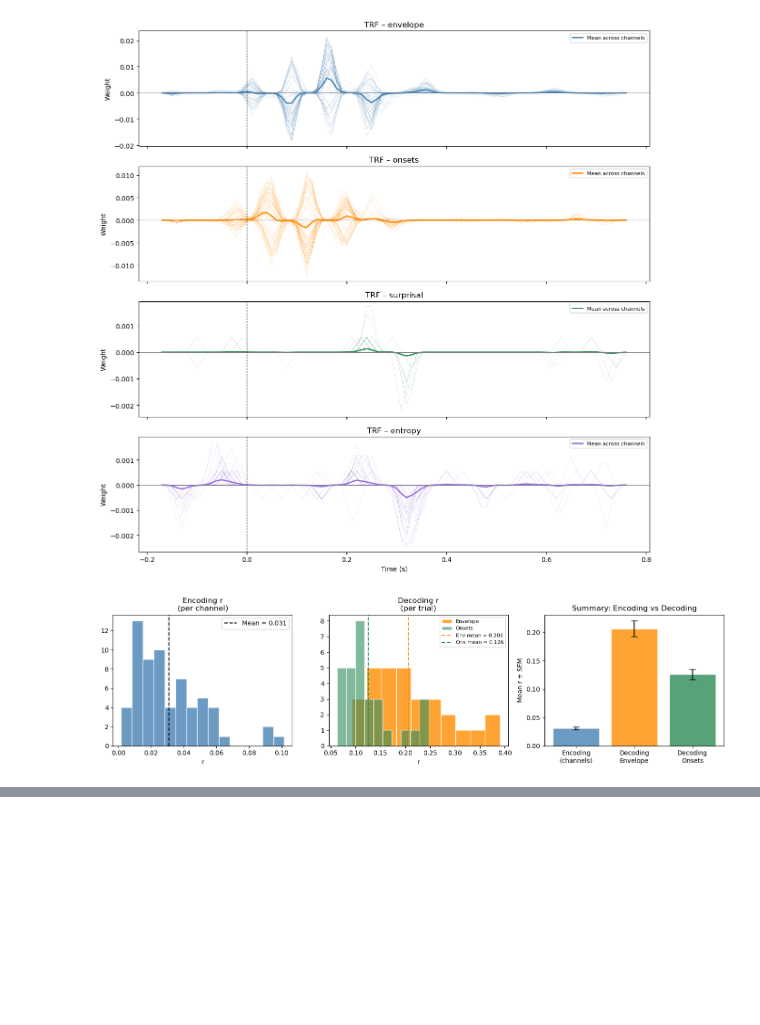
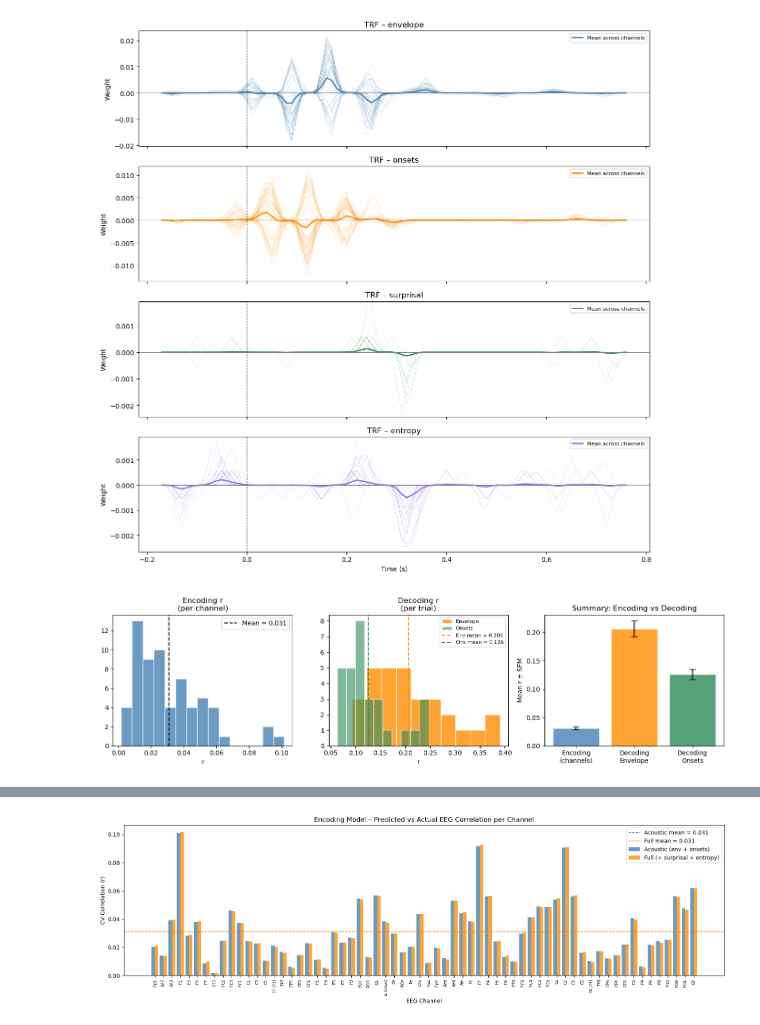
Before and after one commit to pereiraa10/musical-surprisal, a Jupyter notebook: TRF/avg_trf.ipynb, the cells around one changed output, grey strips where cells are left out. Cells and saved outputs as stored; diff of their text form; code cells hidden in the pictures; blank space fills up the shorter version.

Commit message:
updated analysis on TRF Encoding using Surprisal and Entropy values

```diff
--- a/TRF/avg_trf.ipynb
+++ b/TRF/avg_trf.ipynb
@@ -537,0 +538,95 @@ Encoding CV r_rank | mean = 0.094, std = 0.038
+# %%
+import eelbrain
+import numpy as np
+import matplotlib.pyplot as plt
+
+# ── 1. Load both pickle files ─────────────────────────────────────────────────
+data_acoustic = eelbrain.load.unpickle("pickles/Sub19_['envelope']_all_data.pkl")
+data_full     = eelbrain.load.unpickle("pickles/Sub19_['envelope', 'onsets', 'surprisal', 'entropy']_all_data.pkl")
+
+trf_cv_acoustic = data_acoustic['trf_cv']
+trf_cv_full     = data_full['trf_cv']
+
+# ── 2. Extract encoding r per channel from trf_cv ────────────────────────────
+# trf_cv.r is the cross-validated correlation between predicted and actual EEG
+# This IS the encoding correlation — no additional computation needed
+r_acoustic = trf_cv_acoustic.r.get_data('sensor')  # shape: (n_channels,)
+r_full     = trf_cv_full.r.get_data('sensor')
+
+channel_names = trf_cv_acoustic.r.sensor.names
+
+print(f"Acoustic model | mean r = {r_acoustic.mean():.3f}, std = {r_acoustic.std():.3f}")
+print(f"Full model     | mean r = {r_full.mean():.3f},     std = {r_full.std():.3f}")
+print(f"Mean improvement (full - acoustic): {(r_full - r_acoustic).mean():.3f}")
+
+# ── 3. Figure 1 – Encoding r per channel, both models ────────────────────────
+x_pos = np.arange(len(channel_names))
+width = 0.4
+
+fig, ax = plt.subplots(figsize=(16, 5))
+ax.bar(x_pos - width/2, r_acoustic, width, color='steelblue',  alpha=0.8, label='Acoustic (env + onsets)')
+ax.bar(x_pos + width/2, r_full,     width, color='darkorange', alpha=0.8, label='Full (+ surprisal + entropy)')
+ax.axhline(r_acoustic.mean(), color='steelblue',  linestyle='--', linewidth=1.2,
+           label=f'Acoustic mean = {r_acoustic.mean():.3f}')
+ax.axhline(r_full.mean(),     color='darkorange', linestyle='--', linewidth=1.2,
+           label=f'Full mean = {r_full.mean():.3f}')
+ax.axhline(0, color='gray', linewidth=0.8)
+ax.set_xticks(x_pos)
+ax.set_xticklabels(channel_names, rotation=90, fontsize=7)
+ax.set_xlabel('EEG Channel')
+ax.set_ylabel('CV Correlation (r)')
+ax.set_title('Encoding Model – Predicted vs Actual EEG Correlation per Channel')
+ax.legend()
+plt.tight_layout()
+# plt.savefig('encoding_r_both_models.png', dpi=150)
+plt.show()
+
+# ── 4. Figure 2 – Difference in r (full - acoustic) per channel ───────────────
+r_diff = r_full - r_acoustic
+
+fig, ax = plt.subplots(figsize=(16, 4))
+colors = ['seagreen' if d > 0 else 'crimson' for d in r_diff]
+ax.bar(x_pos, r_diff, color=colors, alpha=0.8, edgecolor='white')
+ax.axhline(0,           color='gray',  linewidth=0.8)
+ax.axhline(r_diff.mean(), color='black', linewidth=1.5, linestyle='--',
+           label=f'Mean Δr = {r_diff.mean():.3f}')
+ax.set_xticks(x_pos)
+ax.set_xticklabels(channel_names, rotation=90, fontsize=7)
+ax.set_xlabel('EEG Channel')
+ax.set_ylabel('Δr (full − acoustic)')
+ax.set_title('Improvement from Adding Surprisal + Entropy\n(green = improvement, red = worse)')
+ax.legend()
+plt.tight_layout()
+# plt.savefig('encoding_r_difference.png', dpi=150)
+plt.show()
+
+# ── 5. Figure 3 – Distribution + summary ─────────────────────────────────────
+fig, axes = plt.subplots(1, 2, figsize=(11, 4))
+
+# Panel A: Overlapping histograms
+axes[0].hist(r_acoustic, bins=15, color='steelblue',  alpha=0.7,
+             edgecolor='white', label=f'Acoustic (mean={r_acoustic.mean():.3f})')
+axes[0].hist(r_full,     bins=15, color='darkorange', alpha=0.7,
+             edgecolor='white', label=f'Full (mean={r_full.mean():.3f})')
+axes[0].axvline(r_acoustic.mean(), color='steelblue',  linestyle='--', linewidth=1.5)
+axes[0].axvline(r_full.mean(),     color='darkorange', linestyle='--', linewidth=1.5)
+axes[0].set_xlabel('CV Correlation (r)')
+axes[0].set_ylabel('Channel count')
+axes[0].set_title('Distribution of Encoding r Across Channels')
+axes[0].legend()
+
+# Panel B: Scatter — acoustic r vs full r per channel
+axes[1].scatter(r_acoustic, r_full, color='mediumpurple', alpha=0.7,
+                edgecolors='white', s=60)
+lims = [min(r_acoustic.min(), r_full.min()) - 0.01,
+        max(r_acoustic.max(), r_full.max()) + 0.01]
+axes[1].plot(lims, lims, 'k--', alpha=0.4, label='y = x (no change)')
+axes[1].set_xlabel('Acoustic model r')
+axes[1].set_ylabel('Full model r')
+axes[1].set_title('Per-channel: Acoustic vs Full Model\n(above diagonal = full model better)')
+axes[1].legend()
+
+plt.tight_layout()
+# plt.savefig('encoding_r_comparison.png', dpi=150)
+plt.show()
+# %% [output]
@@ -537,0 +636 @@ Encoding CV r_rank | mean = 0.094, std = 0.038
+[figure, added]
```
Also changed, not shown: parts of 8 cells of this notebook, 4 other files.
